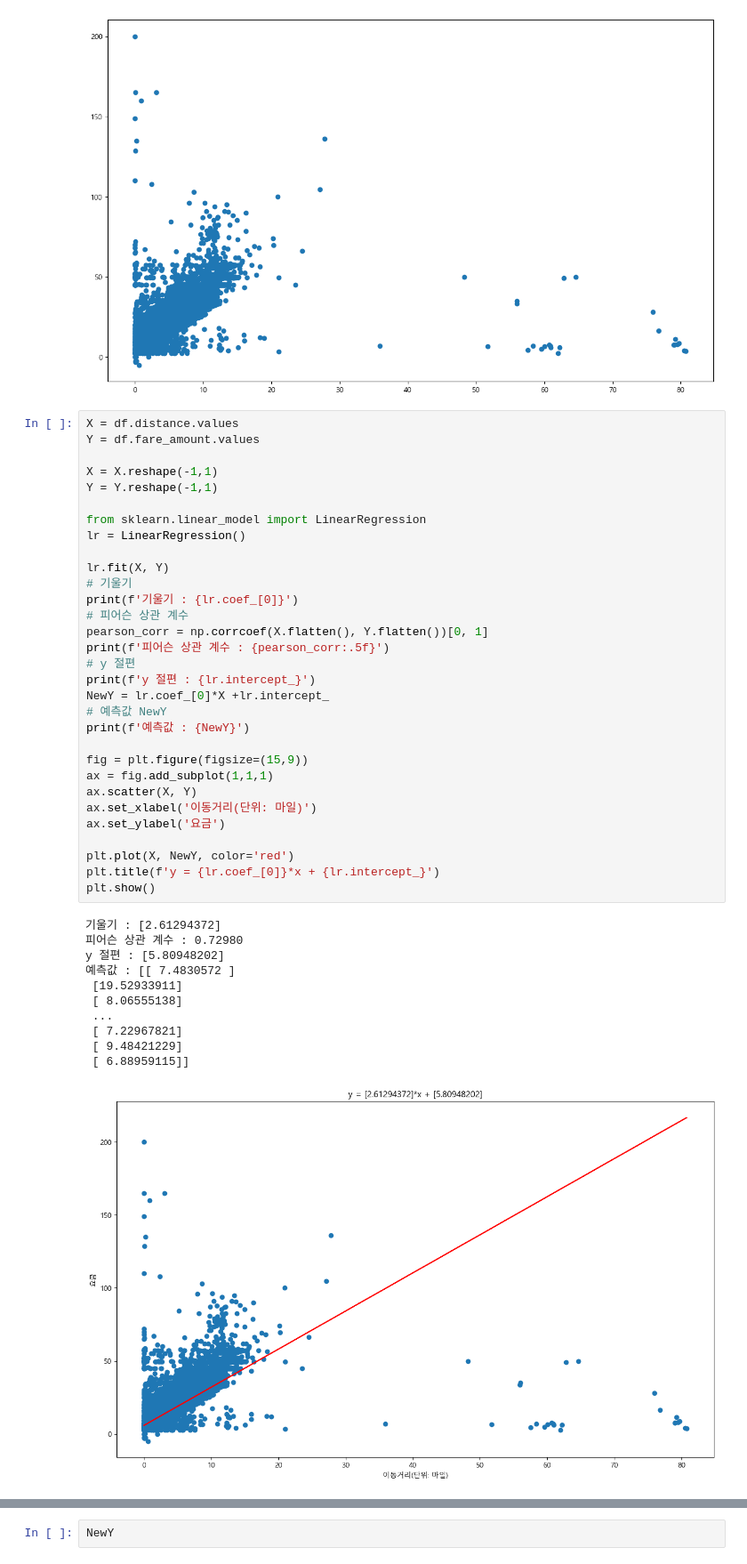
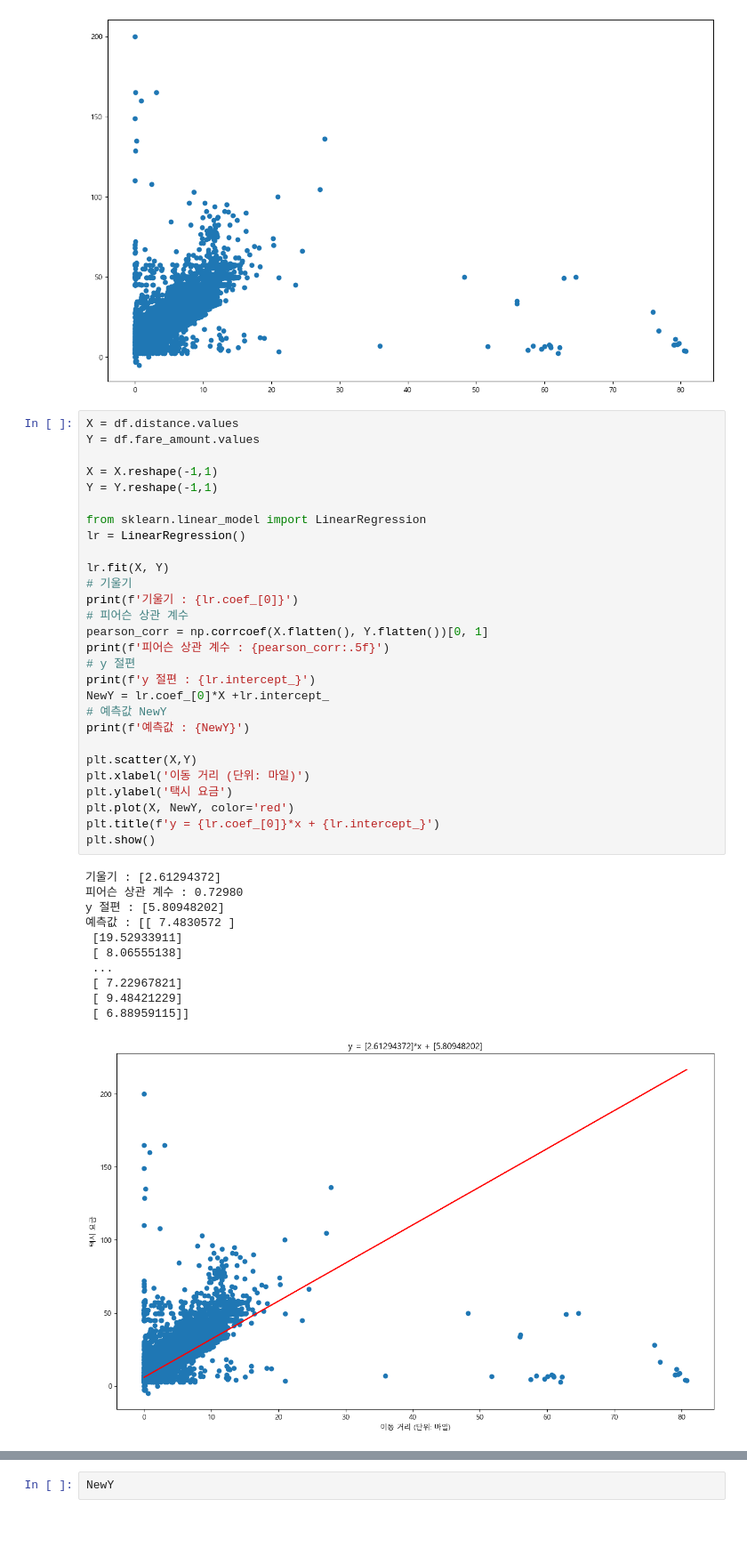
Before and after one commit to youngbeom9/healthcare_bigdata_pratice, a Jupyter notebook: new_york_taxi.ipynb, the cells around one changed output, grey strips where cells are left out. Shown: that part at 89% size. Saved outputs shown, nothing was run; the diff lists cells and outputs as text; blank space fills up the shorter version.

```diff
--- a/new_york_taxi.ipynb
+++ b/new_york_taxi.ipynb
@@ -73,40 +73,37 @@ Y = Y.reshape(-1,1)
 
 from sklearn.linear_model import LinearRegression
 lr = LinearRegression()
 
 lr.fit(X, Y)
 # 기울기
 print(f'기울기 : {lr.coef_[0]}')
 # 피어슨 상관 계수
 pearson_corr = np.corrcoef(X.flatten(), Y.flatten())[0, 1]
 print(f'피어슨 상관 계수 : {pearson_corr:.5f}')
 # y 절편
 print(f'y 절편 : {lr.intercept_}')
 NewY = lr.coef_[0]*X +lr.intercept_
 # 예측값 NewY
 print(f'예측값 : {NewY}')
 
-fig = plt.figure(figsize=(15,9))
-ax = fig.add_subplot(1,1,1)
-ax.scatter(X, Y)
-ax.set_xlabel('이동거리(단위: 마일)')
-ax.set_ylabel('요금')
-
+plt.scatter(X,Y)
+plt.xlabel('이동 거리 (단위: 마일)')
+plt.ylabel('택시 요금')
 plt.plot(X, NewY, color='red')
 plt.title(f'y = {lr.coef_[0]}*x + {lr.intercept_}')
 plt.show()
 # %% [output]
 기울기 : [2.61294372]
 피어슨 상관 계수 : 0.72980
 y 절편 : [5.80948202]
 예측값 : [[ 7.4830572 ]
  [19.52933911]
  [ 8.06555138]
  ...
  [ 7.22967821]
  [ 9.48421229]
  [ 6.88959115]]
-[figure, old version]
+[figure, new version]
 # %%
 import statsmodels.api as sm
 pd.set_option('display.notebook_repr_html', False)
```
Also changed, not shown: parts of 1 cell of this notebook.
